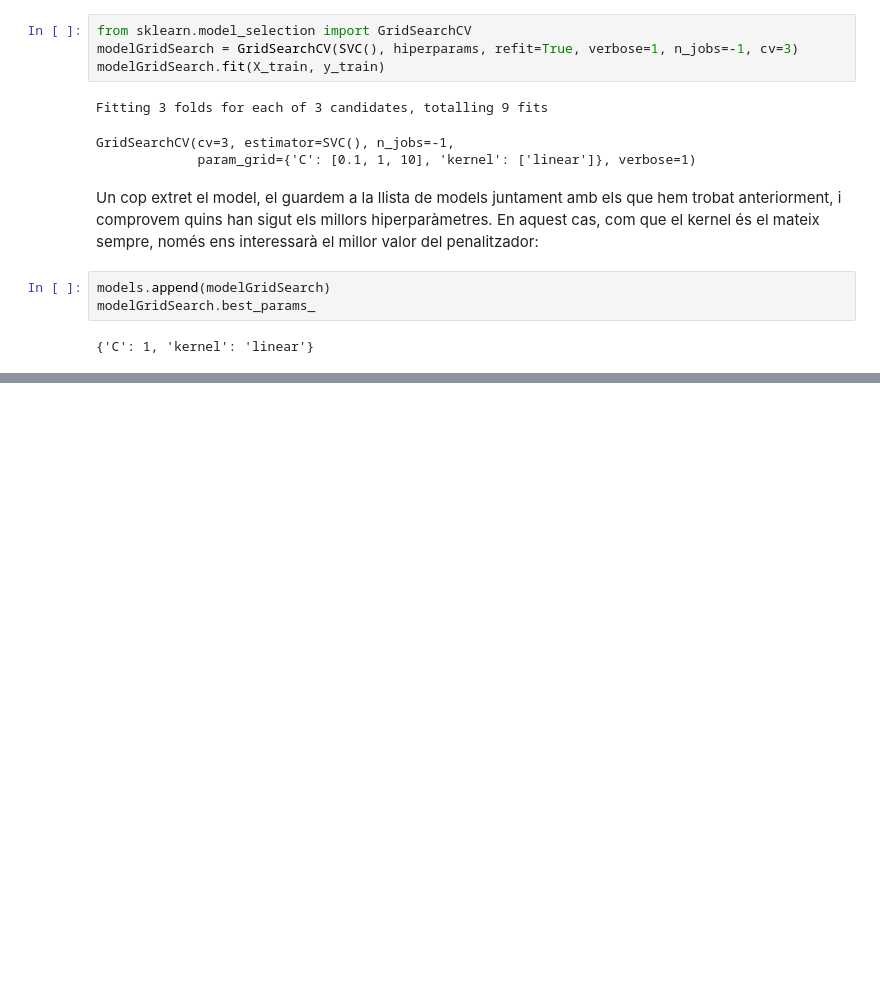
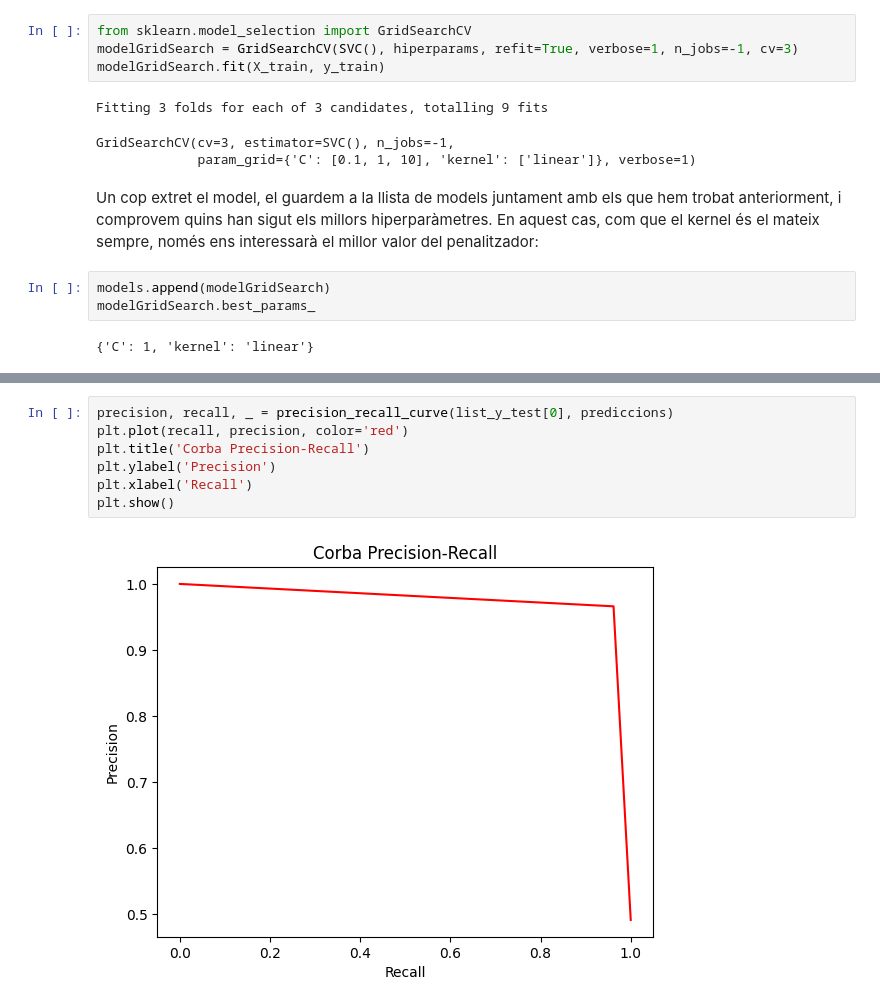
Before and after one commit to NIU1598103/casKaggle, a Jupyter notebook: Kaggle.ipynb, the cells around one changed output, grey strips where cells are left out. Saved outputs shown, nothing was run; the diff lists cells and outputs as text; blank space fills up the shorter version.

```diff
--- a/Kaggle.ipynb
+++ b/Kaggle.ipynb
@@ -382,0 +440,9 @@ modelGridSearch.best_params_
+# %%
+precision, recall, _ = precision_recall_curve(list_y_test[0], prediccions)
+plt.plot(recall, precision, color='red')
+plt.title('Corba Precision-Recall')
+plt.ylabel('Precision')
+plt.xlabel('Recall')
+plt.show()
+# %% [output]
+[figure, added]
```
Also changed, not shown: parts of 29 cells of this notebook.
